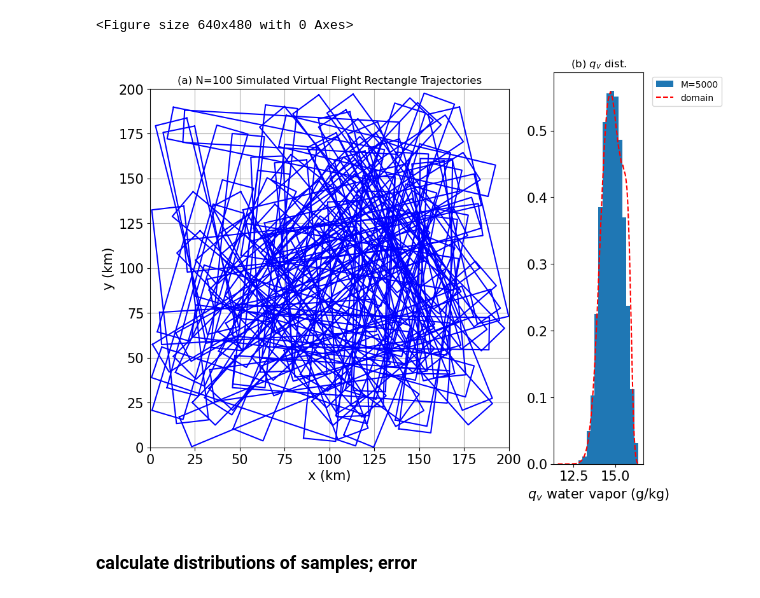
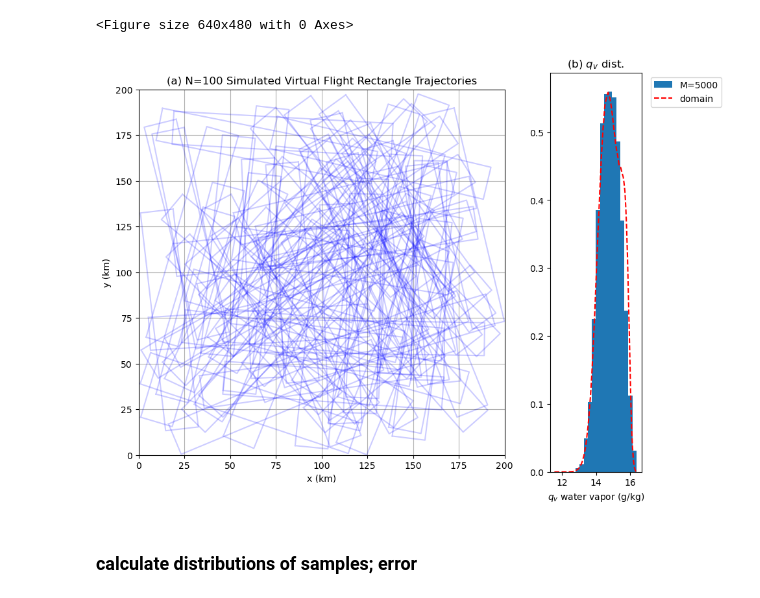
Before and after one commit to shenwalter/AM207, a Jupyter notebook: AM_207_project_code_v2.ipynb, the cells around one changed output. Cells and saved outputs as stored; diff of their text form; code cells hidden in the pictures.

```diff
--- a/AM_207_project_code_v2.ipynb
+++ b/AM_207_project_code_v2.ipynb
@@ -113,7 +151,31 @@ Data variables:
 ### Function to conduct 1 virtual flight rectangle, given start vector/time
 # %%
 def generate_virtual_flight(ds, var_name='TABS'):
-    # returns corners of rectangles; as well as virtual trajectory location/time/variable "dumps"
+    """
+    Generate a randomized virtual flight path, returning trajectory points
+    and trajectory-"collected" data.
+
+    Parameters:
+    ds: xarray.Dataset
+        The dataset containing LES simulation data.
+    var_name: str, optional
+        The name of the variable to be extracted along the flight path (default is 'TABS').
+
+    Returns:
+    tuple:
+        - x_corners: numpy.ndarray
+          The x-coordinates of the corners of the flight rectangle.
+        - y_corners: numpy.ndarray
+          The y-coordinates of the corners of the flight rectangle.
+        - x_vtraj: numpy.ndarray
+          The x-coordinates of the virtual trajectory points.
+        - y_vtraj: numpy.ndarray
+          The y-coordinates of the virtual trajectory points.
+        - t_vtraj: numpy.ndarray
+          The time stamps corresponding to the virtual trajectory.
+        - var_vtraj: numpy.ndarray
+          The values of the specified variable along the virtual trajectory.
+    """
 
     # generate valid path (within domain)
     while(True):
@@ -205,32 +267,32 @@ M = var_vtraj_samples.flatten().size
 # %%
 fig = plt.figure(figsize=(10, 8), constrained_layout=True)
 gs = gridspec.GridSpec(1, 2, width_ratios=[4, 1])
 
 ax1 = fig.add_subplot(gs[0])
 for i in range(N):
-    ax1.plot(x_corners_samples[i]/1000,y_corners_samples[i]/1000, c='b')
+    ax1.plot(x_corners_samples[i]/1000,y_corners_samples[i]/1000, c='b', alpha=0.2)
 ax1.set_xlabel('x (km)')
 ax1.set_ylabel('y (km)')
 ax1.set_aspect('equal', adjustable='box')
 ax1.set_xlim(0, 200)
 ax1.set_ylim(0, 200)
 ax1.grid()
 ax1.set_title(f'(a) N={N} Simulated Virtual Flight Rectangle Trajectories', fontsize='12')
 
 #plt.savefig(f'generated_images/virtual_flight_map_poster.png')
 ax2 = fig.add_subplot(gs[1])
 ax2.hist(var_vtraj_samples.flatten(), density=True, bins = 15, label=f'M={M}')
 ax2.plot(bin_centers, n, 'r--', label = 'domain')
 ax2.set_title(f'(b) $q_v$ dist.', fontsize='12')
 ax2.legend(fontsize='10', loc='upper left', bbox_to_anchor=(1.05, 1))
 ax2.set_xlabel(f'$q_v$ water vapor (g/kg)')
 
 # plt.tight_layout()
 # plt.show()
 
 plt.savefig(f'generated_images/Fig_2_simulated_flight_pattern.png')
 # %% [output]
-[figure, old version]
+[figure, new version]
 # %% [markdown]
 ### calculate distributions of samples; error
 # %%
```
Also changed, not shown: parts of 11 cells of this notebook.
